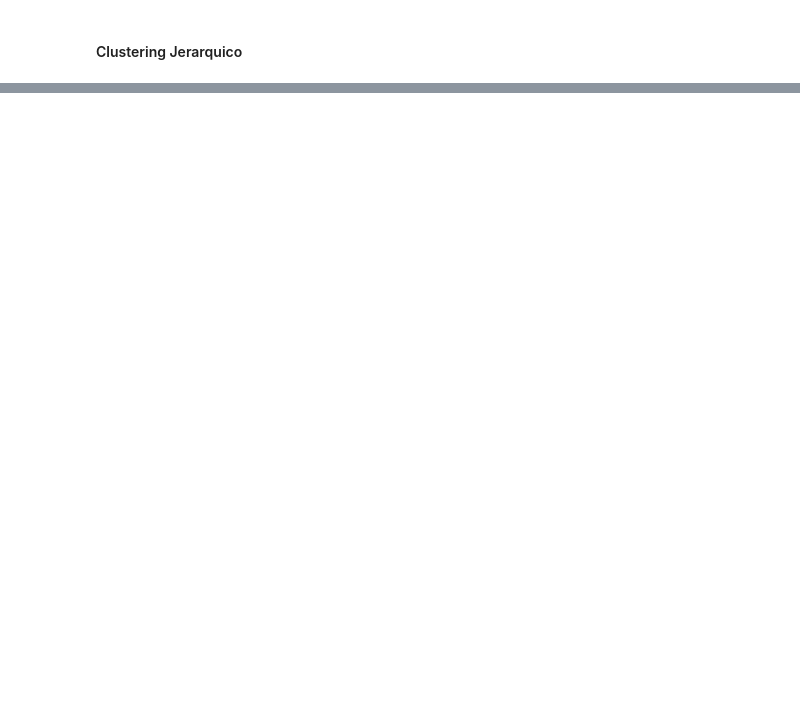
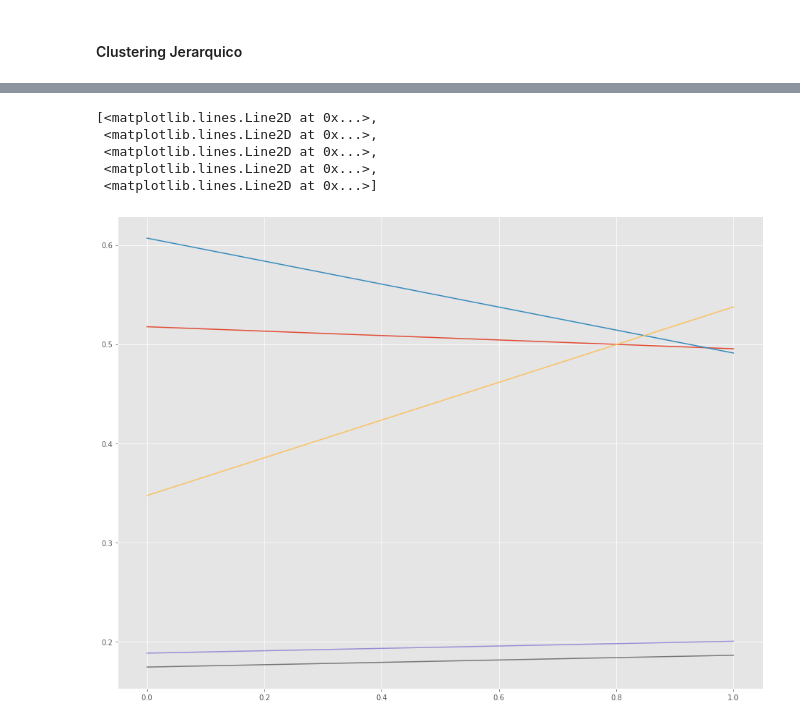
Before and after one commit to JJHH06/DMP1MarriageClustering, a Jupyter notebook: Proyecto1.ipynb, the cells around one changed output, grey strips where cells are left out. Drawn from its saved outputs; the diff is of its cells as text; code cells hidden in the pictures; blank space fills up the shorter version.

Commit message:
Mixture Gaussian y analisis de los tres algoritmos con la grafica de siluetas

```diff
--- a/Proyecto1.ipynb
+++ b/Proyecto1.ipynb
@@ -790,0 +793,6 @@ plt.legend()
+# %%
+variables = marriage_data[['DIAOCU', 'MESOCU', 'EDADHOM', 'EDADMUJ', 'MESREG']]
+variables = variables.sample(frac=0.01).reset_index(drop=True)
+# normalizar datos
+variables_norm = (variables - variables.min()) / (variables.max() - variables.min())
+variables_norm
@@ -790,0 +813,13 @@ plt.legend()
+# %%
+gmm = GaussianMixture(n_components=2, covariance_type='full', random_state=0)
+gmm.fit(variables_norm)
+
+plt.figure(figsize=(16, 12))
+plt.plot(gmm.means_)
+# %% [output]
+[<matplotlib.lines.Line2D at 0x...>,
+ <matplotlib.lines.Line2D at 0x...>,
+ <matplotlib.lines.Line2D at 0x...>,
+ <matplotlib.lines.Line2D at 0x...>,
+ <matplotlib.lines.Line2D at 0x...>]
+[figure, added]
```
Also changed, not shown: parts of 9 cells of this notebook.
